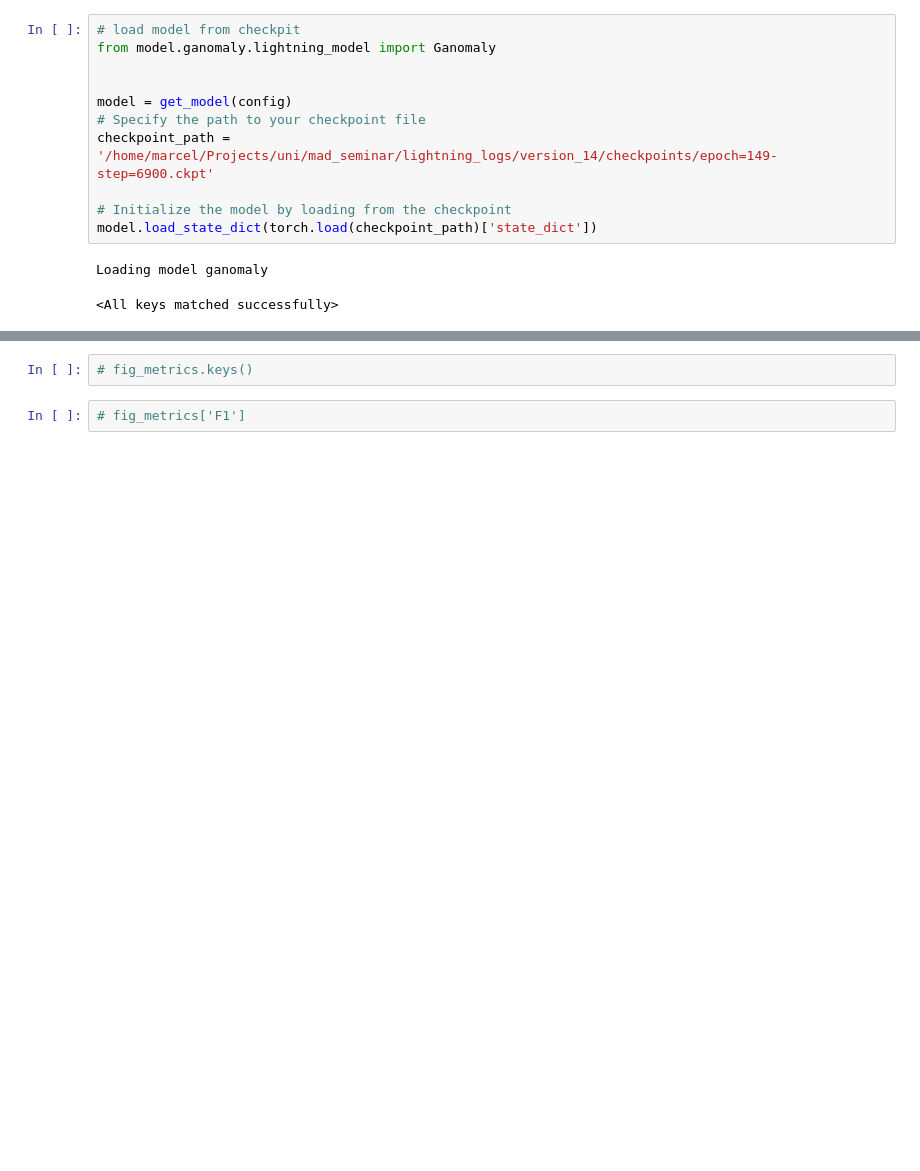
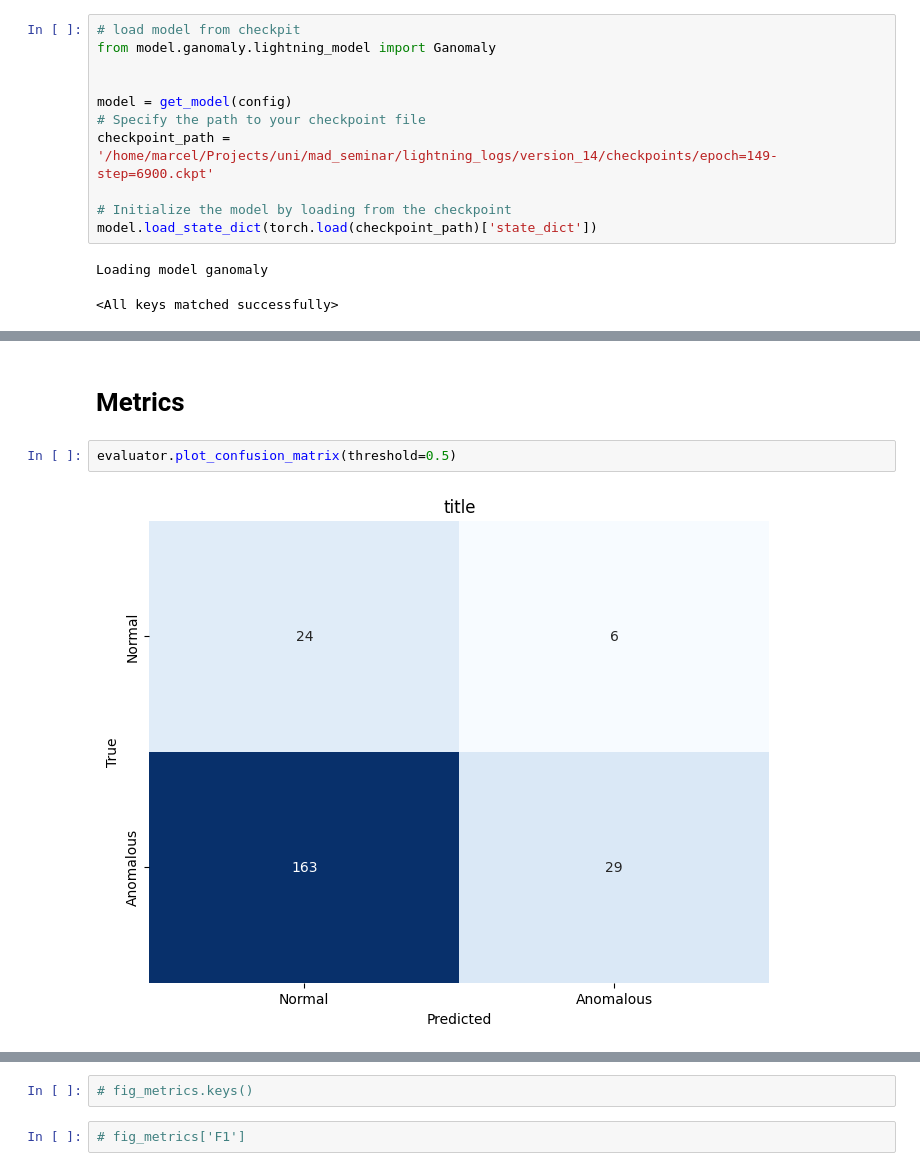
Before and after one commit to MarcelRosier/mad_seminar, a Jupyter notebook: run_eval.ipynb, the cells around one changed output, grey strips where cells are left out. Cells and saved outputs as stored; diff of their text form; blank space fills up the shorter version.

```diff
--- a/run_eval.ipynb
+++ b/run_eval.ipynb
@@ -98,0 +107,6 @@ evaluator.histplot(eval_type=EvalType.ABNORMAL)
+# %% [markdown]
+# Metrics
+# %%
+evaluator.plot_confusion_matrix(threshold=0.5)
+# %% [output]
+[figure, added]
```
Also changed, not shown: parts of 13 cells of this notebook, 8 other files.
